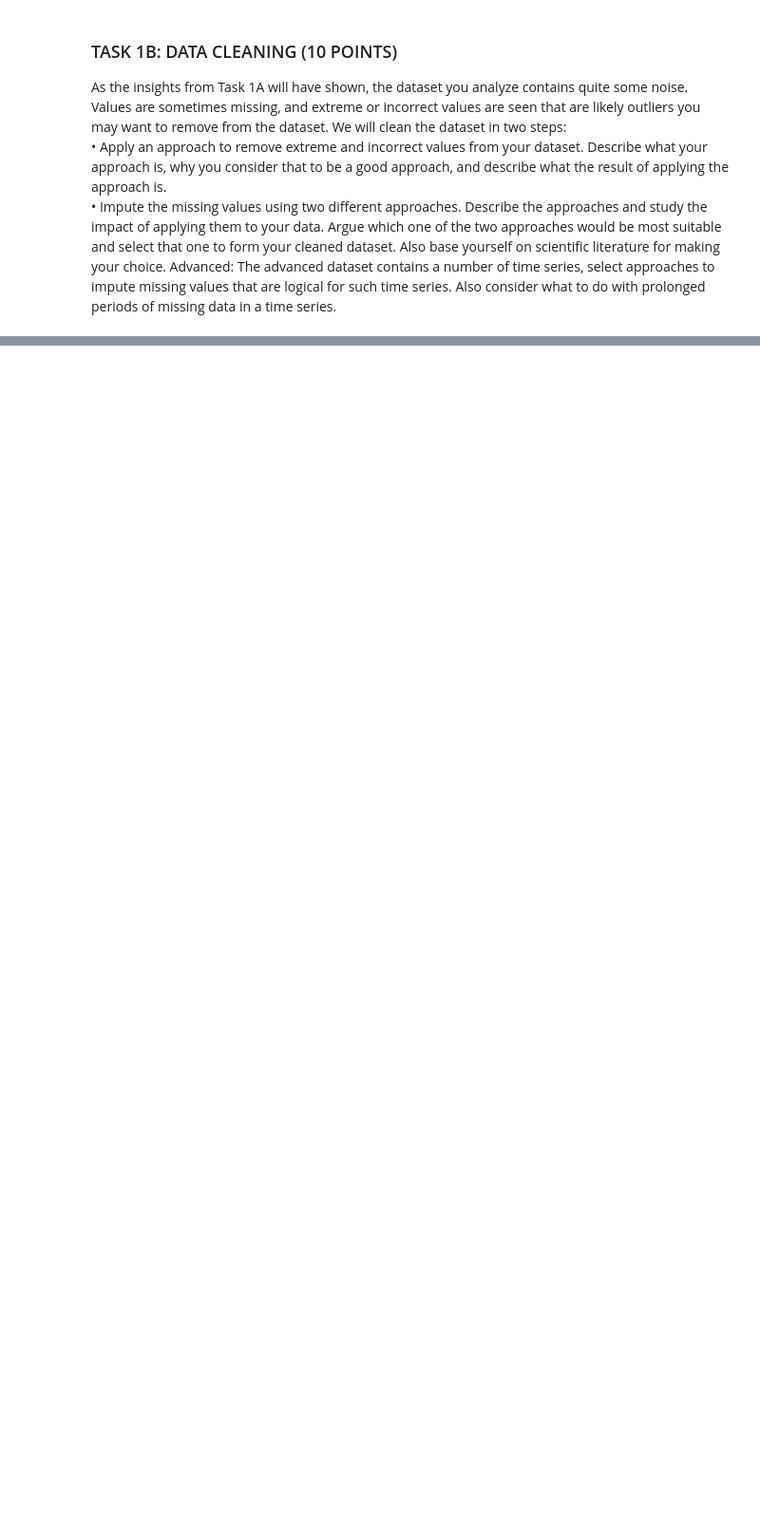
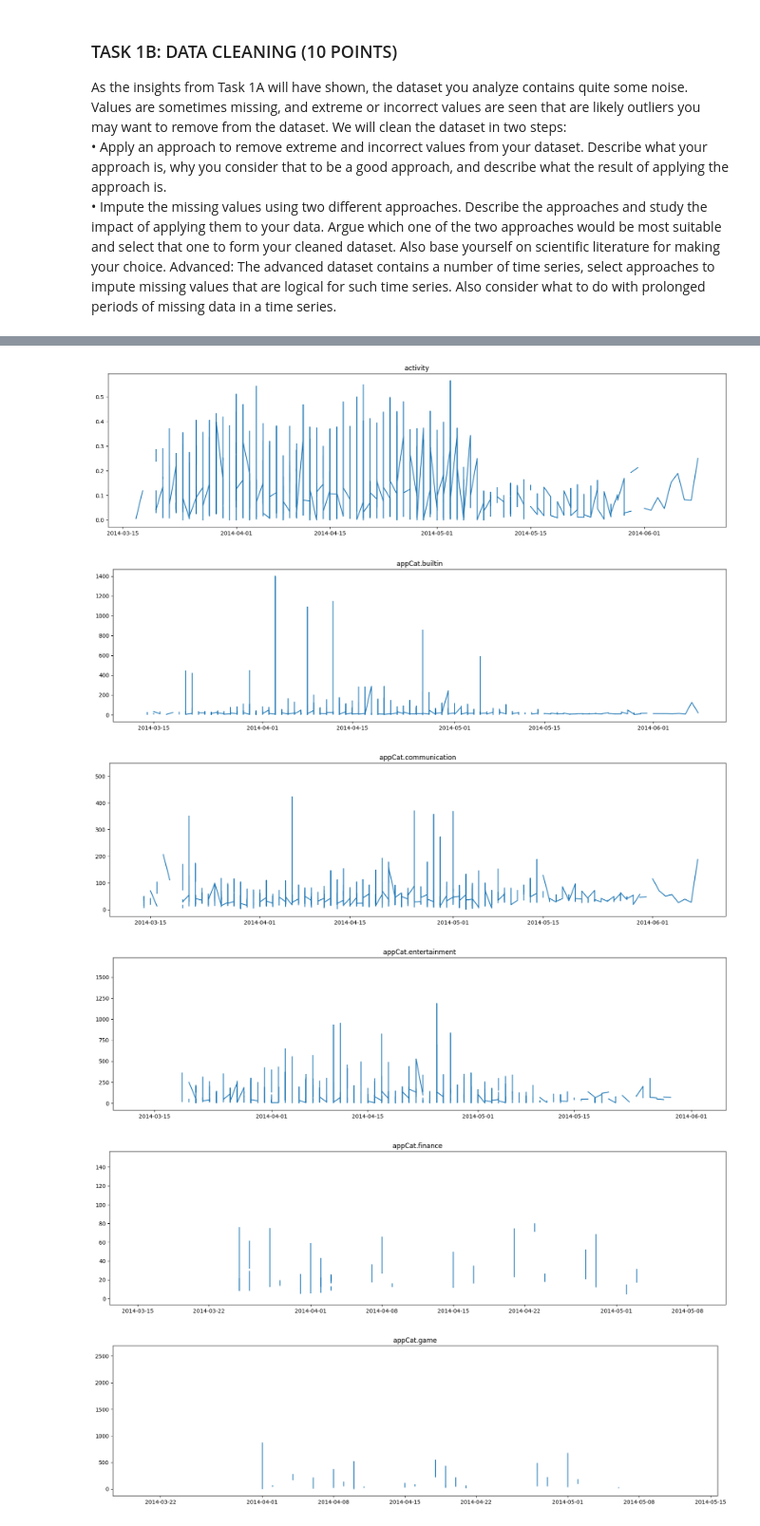
Before and after one commit to larascipio/datamijnen, a Jupyter notebook: Task1.ipynb, the cells around one changed output, grey strips where cells are left out. Shown at 95% size. Saved outputs shown, nothing was run; the diff lists cells and outputs as text; code cells hidden in the pictures; blank space fills up the shorter version.

```diff
--- a/Task1.ipynb
+++ b/Task1.ipynb
@@ -243,4 +220,0 @@ See the caveats in the documentation: https://pandas.pydata.org/pandas-docs/stab
-# %%
-# Loop through the columns and run the isolation forest algorithm
-for column in new_df.columns[2:]:
-    new_df = run_isolation_forest(new_df, column)
@@ -292,0 +234,20 @@ plt.show()
+# %%
+# Sort the dataframe by the 'date' column
+df_sort = new_df.sort_values(by='date')
+
+# Create a list of column names to plot
+cols_to_plot = df_sort.columns[2:]
+
+# Plot the values of each column sorted by the variable 'date'
+for col in cols_to_plot:
+    plt.figure(figsize=(20, 5))
+    plt.plot(df_sort['date'], df_sort[col])
+    plt.title(col)
+    plt.show()
+# %% [output]
+[figure, added]
+[figure, added]
+[figure, added]
+[figure, added]
+[figure, added]
+[figure, added]
```
Also changed, not shown: parts of 32 cells of this notebook, 1 other file.
